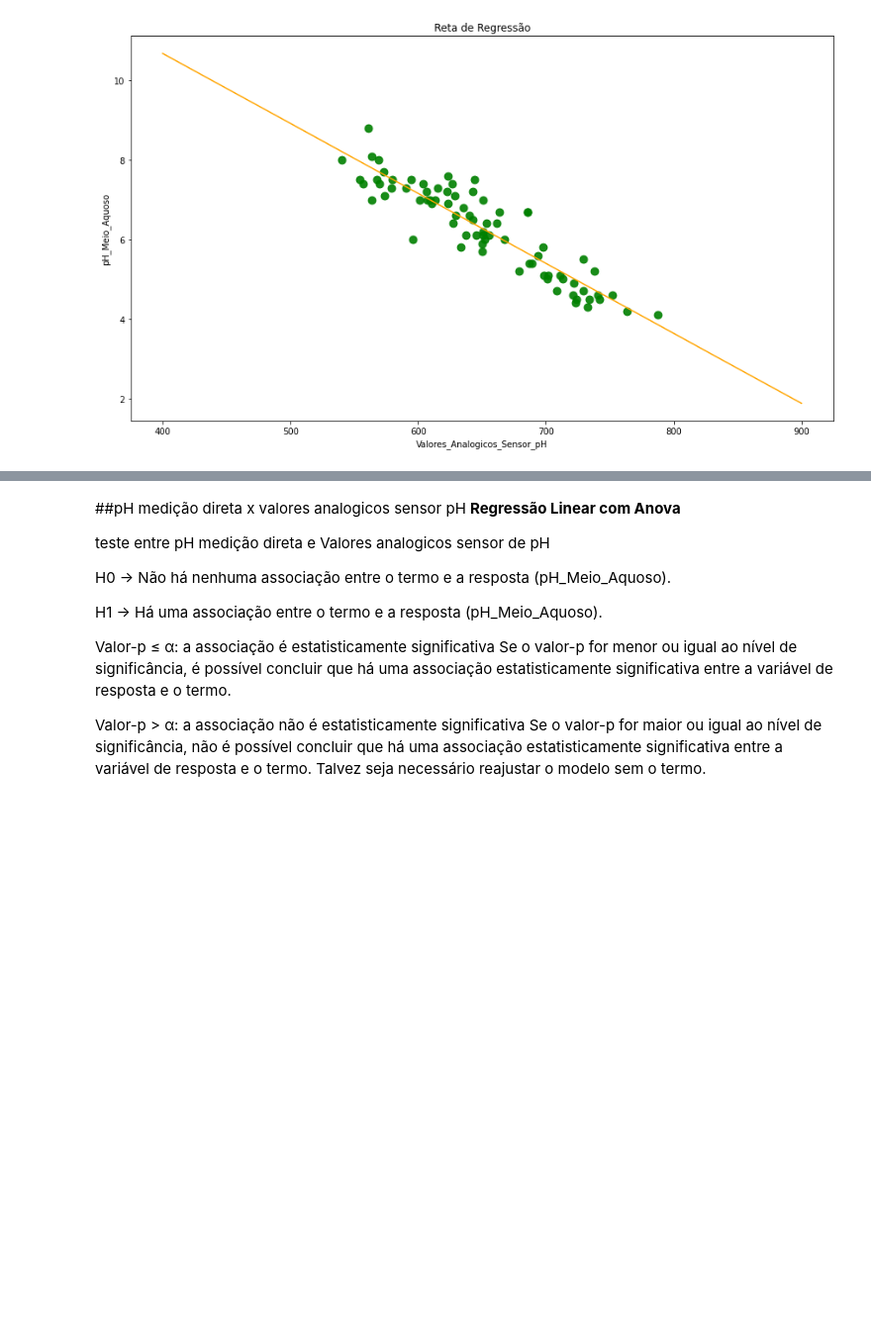
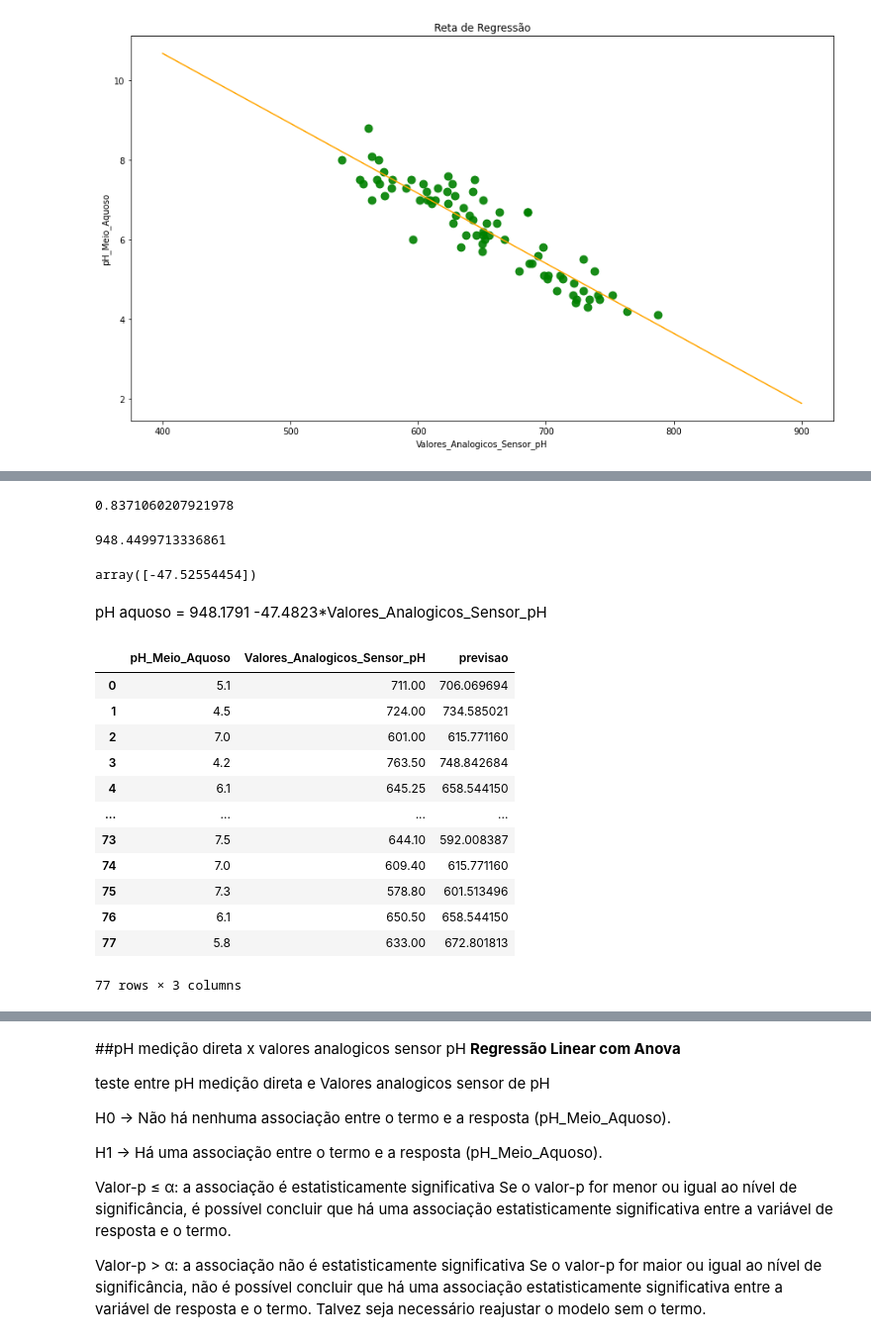
Before and after one commit to SauloHenriqueAguiar/AnalisedosDadosPH, a Jupyter notebook: AnalisedosDadosSensorPH.ipynb, the cells around one changed output, grey strips where cells are left out. Shown at 99% size. Saved outputs shown, nothing was run; the diff lists cells and outputs as text; code cells hidden in the pictures; blank space fills up the shorter version.

```diff
--- a/AnalisedosDadosSensorPH.ipynb
+++ b/AnalisedosDadosSensorPH.ipynb
@@ -623,0 +668,2 @@ plt.show()
+# %%
+df1=df.drop(columns=['pH_Medida_Direta_Akso'])#apaga a coluna pH medida direta
@@ -623,0 +679,3 @@ plt.show()
+# %%
+x= df1.iloc[ : , 0:1].values
+y= df1.iloc[ : , 1].values
@@ -623,0 +684,17 @@ plt.show()
+# %%
+#deve-se escolher o melhor parametro de regularização(Alpha)
+modelo_ridge = Ridge(alpha= 0.01)
+modelo_ridge.fit(x, y)
+modelo_ridge.score(x, y)
+# %% [output]
+0.8371060207921978
+# %%
+modelo_ridge.intercept_
+# %% [output]
+948.4499713336861
+# %%
+modelo_ridge.coef_
+# %% [output]
+array([-47.52554454])
+# %% [markdown]
+pH aquoso =  948.1791 -47.4823*Valores_Analogicos_Sensor_pH
@@ -623,0 +703,18 @@ plt.show()
+# %%
+df1['previsao'] = modelo_ridge.predict(x)
+# %%
+df1
+# %% [output]
+|  | pH_Meio_Aquoso | Valores_Analogicos_Sensor_pH | previsao |
+| 0 | 5.1 | 711.00 | 706.069694 |
+| 1 | 4.5 | 724.00 | 734.585021 |
+| 2 | 7.0 | 601.00 | 615.771160 |
+| 3 | 4.2 | 763.50 | 748.842684 |
+| 4 | 6.1 | 645.25 | 658.544150 |
+| ... | ... | ... | ... |
+| 73 | 7.5 | 644.10 | 592.008387 |
+| 74 | 7.0 | 609.40 | 615.771160 |
+| 75 | 7.3 | 578.80 | 601.513496 |
+| 76 | 6.1 | 650.50 | 658.544150 |
+| 77 | 5.8 | 633.00 | 672.801813 |
+77 rows × 3 columns
```
Also changed, not shown: parts of 51 cells of this notebook.
